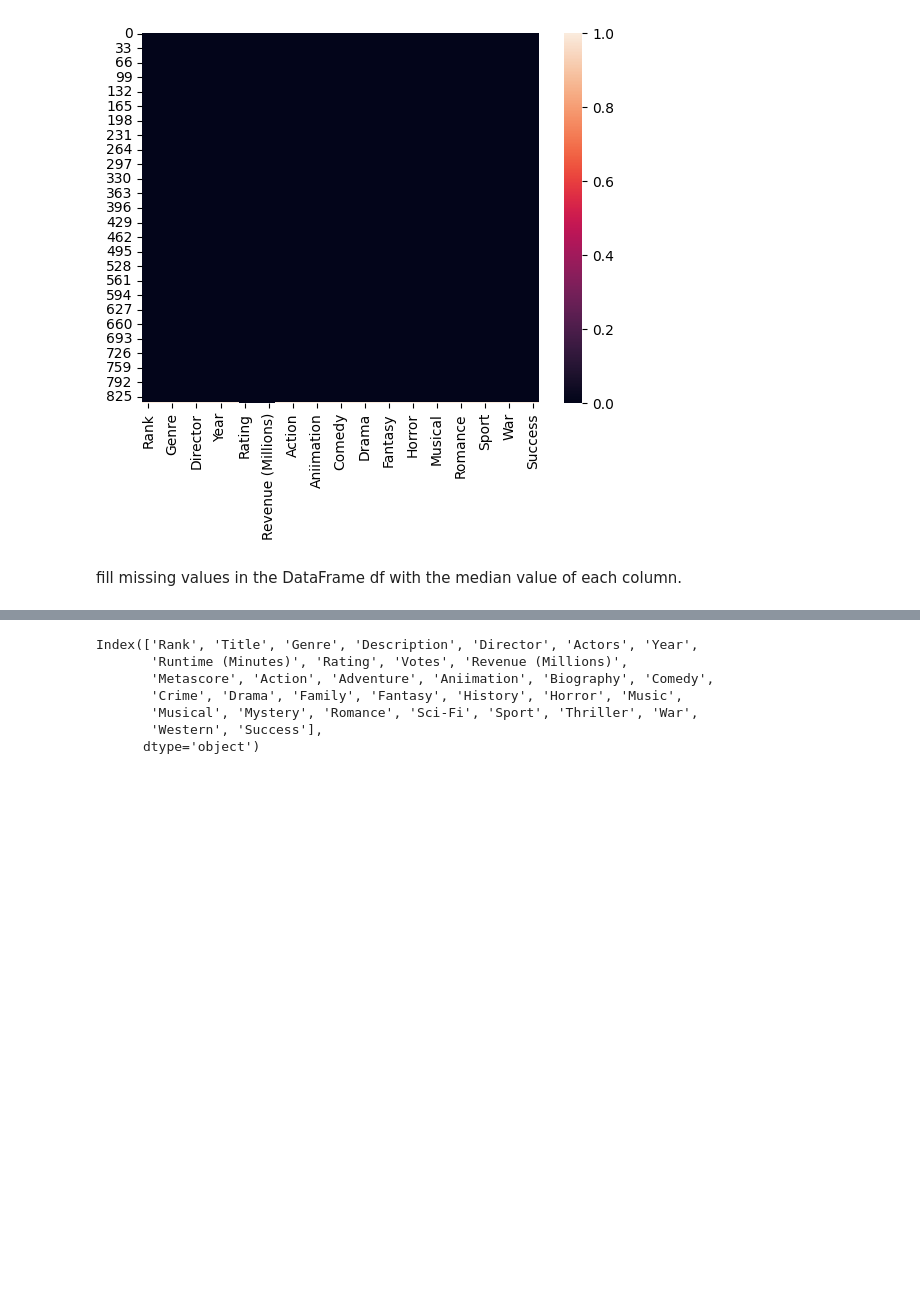
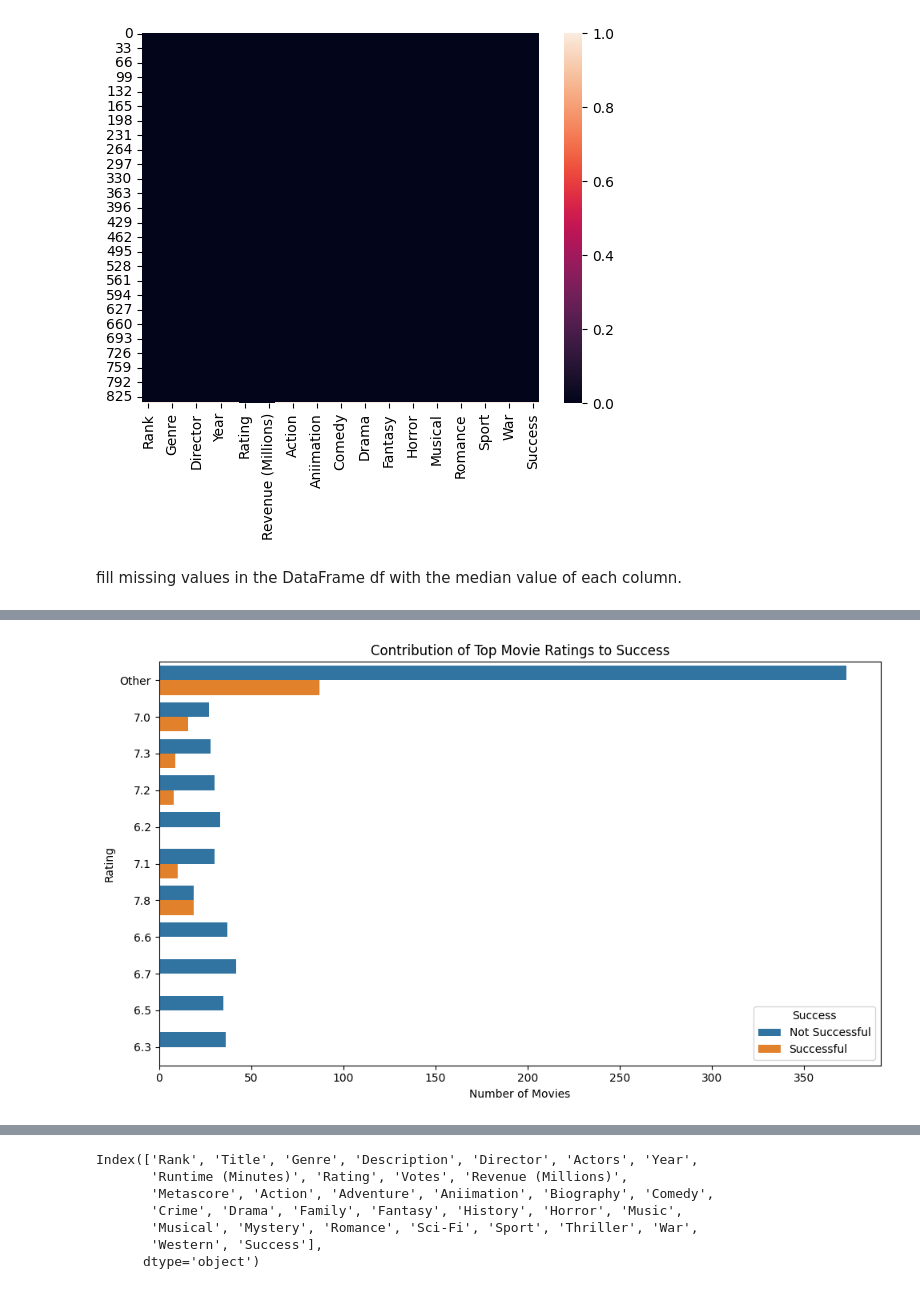
Before and after one commit to 1sadhak/Predictive-Analytics-for-Movie-Success-and-Employee-Retention-, a Jupyter notebook: Movie Success Prediction.ipynb, the cells around one changed output, grey strips where cells are left out. Drawn from its saved outputs; the diff is of its cells as text; code cells hidden in the pictures; blank space fills up the shorter version.

```diff
--- a/Movie Success Prediction.ipynb
+++ b/Movie Success Prediction.ipynb
@@ -90,0 +105,13 @@ df = df.fillna(df.median())
+# %%
+top_ratings = df['Rating'].value_counts().nlargest(10).index
+df['Rating'] = df['Rating'].apply(lambda x: x if x in top_ratings else 'Other')
+plt.figure(figsize=(10, 6))
+sns.countplot(y='Rating', hue='Success', data=df, orient='h')
+plt.title('Contribution of Top Movie Ratings to Success')
+plt.xlabel('Number of Movies')
+plt.ylabel('Rating')
+plt.legend(title='Success', labels=['Not Successful', 'Successful'])
+plt.tight_layout()
+plt.show()
+# %% [output]
+[figure, added]
```
Also changed, not shown: parts of 19 cells of this notebook.
